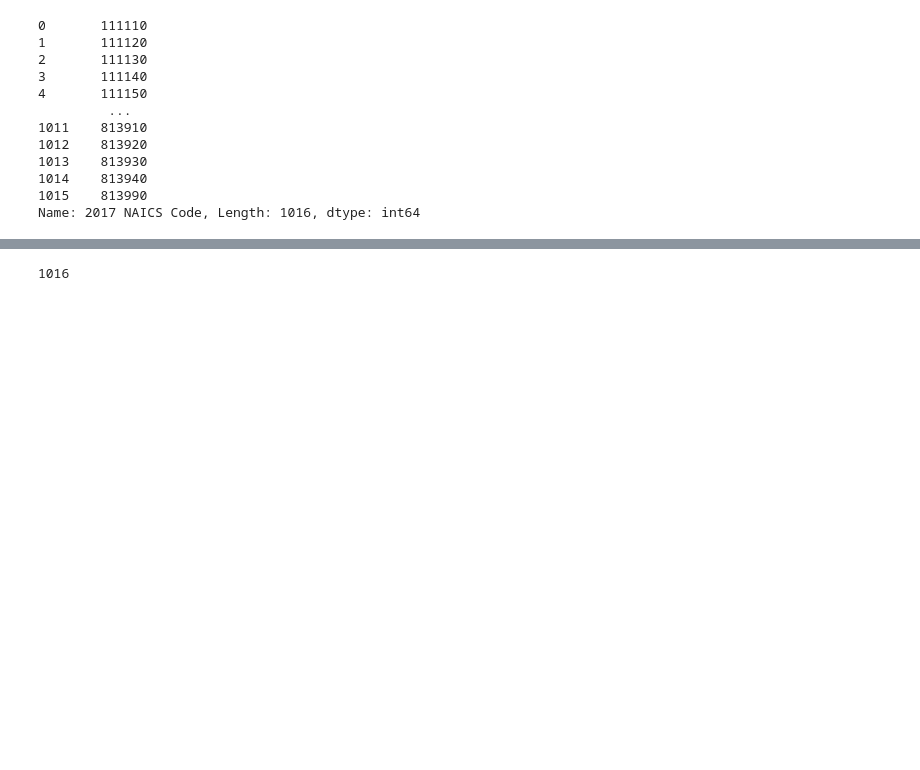
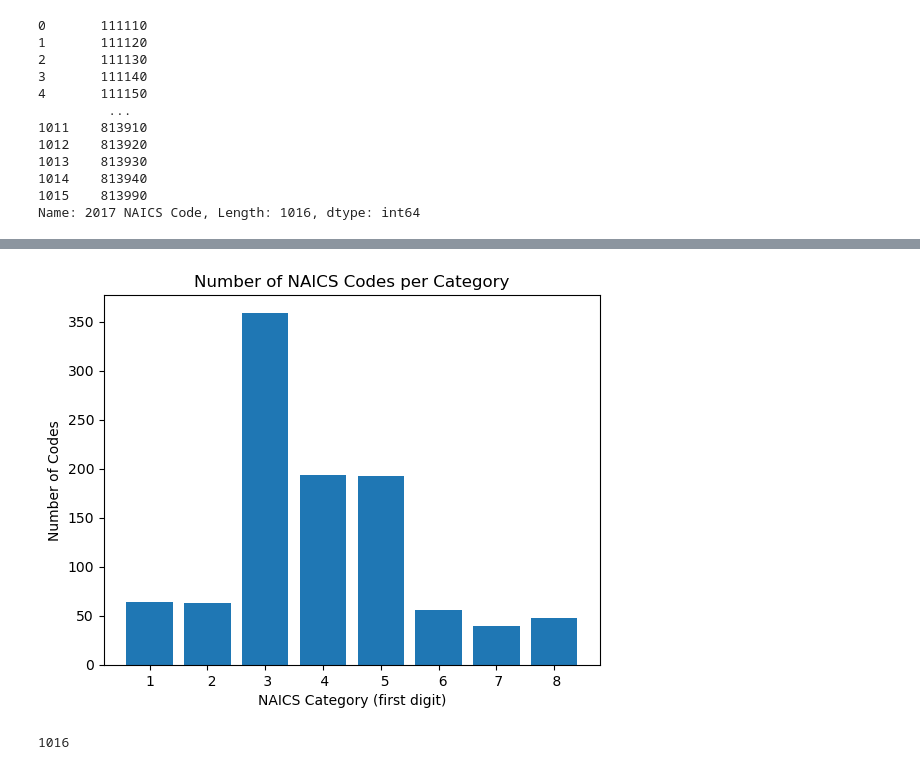
Before and after one commit to jt-arsenault/Arsenault_Jesse_IS445_Final_Project, a Jupyter notebook: Arsenault_Jesse_Personal.ipynb, the cells around one changed output, grey strips where cells are left out. Drawn from its saved outputs; the diff is of its cells as text; code cells hidden in the pictures; blank space fills up the shorter version.

```diff
--- a/Arsenault_Jesse_Personal.ipynb
+++ b/Arsenault_Jesse_Personal.ipynb
@@ -69,3 +137,14 @@ AttributeError: module 'pandas' has no attribute 'groupby'
+# %%
+indexes = ["1", "  2", " 3", " 4","  5","  6"," 7"," 8"]
+sizes = [len(agriculture),len(mining),len(manuf),len(trade),len(finserv),len(social),len(arts),len(other)]
+
+plt.bar(indexes, sizes)
+plt.title("Number of NAICS Codes per Category")
+plt.xlabel("NAICS Category (first digit)")
+plt.ylabel("Number of Codes")
+plt.show()
+# %% [output]
+[figure, added]
 # %%
 # I wasn't sure if there were repeats in the data. This confirms that every row of the data set is a unique NAICS code.
 naics_codes_unique = emissions_df["2017 NAICS Code"].unique()
```
Also changed, not shown: parts of 10 cells of this notebook, 3 other files.
